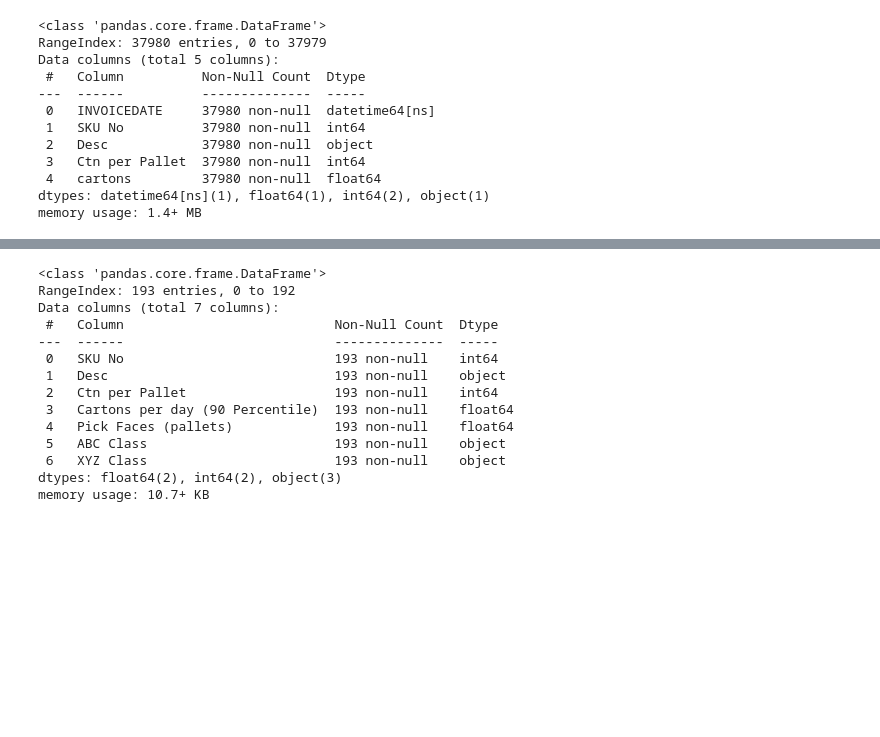
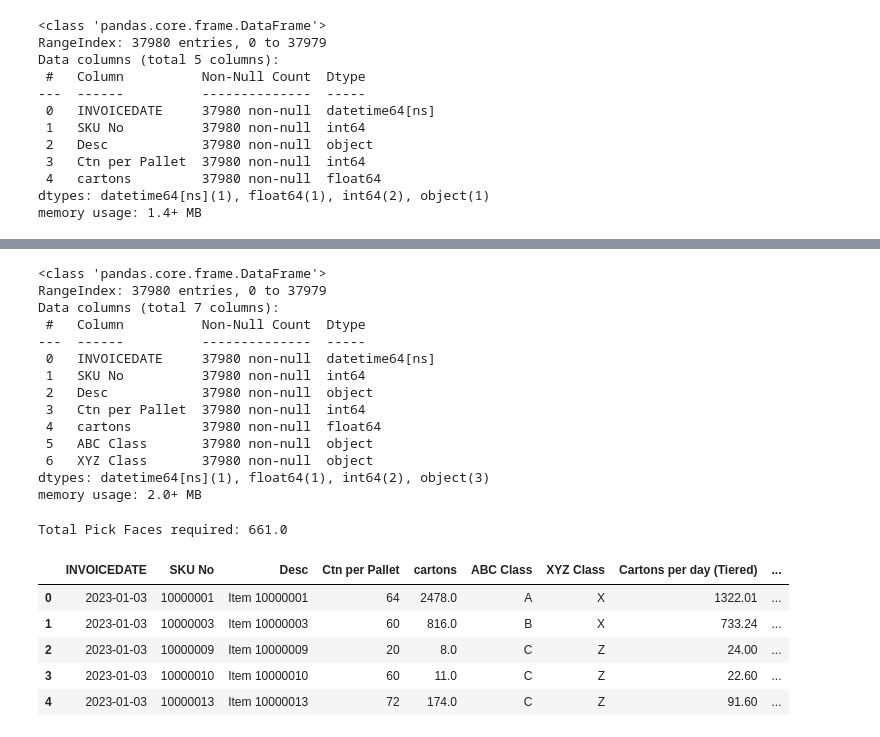
Before and after one commit to pychinnn/Pick-Faces-Rearrangement, a Jupyter notebook: Pick Faces Rearrangement.ipynb, the cells around one changed output, grey strips where cells are left out. Cells and saved outputs as stored; diff of their text form; code cells hidden in the pictures; blank space fills up the shorter version.

```diff
--- a/Pick Faces Rearrangement.ipynb
+++ b/Pick Faces Rearrangement.ipynb
@@ -530,20 +470,65 @@ ABCvsXYZ.head()
 # %%
-PickFace = DailyRequirement90.merge(ABCvsXYZ, on=['SKU No', 'Desc'], how='left')
-PickFace.reset_index(drop=True, inplace=True)
-PickFace = PickFace.drop(columns=['9_Box'])
-PickFace.info()
+DailyRequirement = DailyRequirement.merge(ABCvsXYZ, on=['SKU No', 'Desc'], how='left')
+DailyRequirement.reset_index(drop=True, inplace=True)
+DailyRequirement = DailyRequirement.drop(columns=['9_Box'])
+DailyRequirement.info()
 # %% [output]
 <class 'pandas.core.frame.DataFrame'>
-RangeIndex: 193 entries, 0 to 192
+RangeIndex: 37980 entries, 0 to 37979
 Data columns (total 7 columns):
- #   Column                           Non-Null Count  Dtype
----  ------                           --------------  -----
- 0   SKU No                           193 non-null    int64
- 1   Desc                             193 non-null    object
- 2   Ctn per Pallet                   193 non-null    int64
- 3   Cartons per day (90 Percentile)  193 non-null    float64
- 4   Pick Faces (pallets)             193 non-null    float64
- 5   ABC Class                        193 non-null    object
- 6   XYZ Class                        193 non-null    object
-dtypes: float64(2), int64(2), object(3)
-memory usage: 10.7+ KB
+ #   Column          Non-Null Count  Dtype
+---  ------          --------------  -----
+ 0   INVOICEDATE     37980 non-null  datetime64[ns]
+ 1   SKU No          37980 non-null  int64
+ 2   Desc            37980 non-null  object
+ 3   Ctn per Pallet  37980 non-null  int64
+ 4   cartons         37980 non-null  float64
+ 5   ABC Class       37980 non-null  object
+ 6   XYZ Class       37980 non-null  object
+dtypes: datetime64[ns](1), float64(1), int64(2), object(3)
+memory usage: 2.0+ MB
+# %%
+def get_tiered_quantile(group):
+    xyz = group['XYZ Class'].iloc[0]
+    if xyz == 'X':
+        q = 0.99
+    elif xyz == 'Y':
+        q = 0.9
+    else:
+        q = 0.9
+    return group['cartons'].quantile(q)
+
+DailyRequirementTiered = (DailyRequirement.groupby(['SKU No', 'Desc', 'Ctn per Pallet', 'ABC Class', 'XYZ Class'])['cartons']
+    .apply(lambda x: get_tiered_quantile(DailyRequirement[DailyRequirement.index.isin(x.index)]))
+    .reset_index(name='Cartons per day (Tiered)'))
+
+DailyRequirementTiered['Pallets per day at 90%'] = np.ceil(
+    DailyRequirementTiered['Cartons per day (Tiered)'] / DailyRequirementTiered['Ctn per Pallet']
+)
+
+def classify(x):
+    if 2 < x:
+        return 2
+    else:
+        return x
+DailyRequirementTiered['Pick Faces (pallets)'] = DailyRequirementTiered['Pallets per day at 90%'].apply(classify)
+
+DailyRequirementTiered['Pick Faces (pallets)'] = np.ceil(DailyRequirementTiered['Pallets per day at 90%'] / 2)
+
+total_pallets = DailyRequirementTiered['Pick Faces (pallets)'].sum()
+print(f"Total Pick Faces required: {total_pallets}")
+# %% [output]
+Total Pick Faces required: 661.0
+# %%
+DailyRequirementTiered['Cartons at Pick Faces'] = DailyRequirementTiered['Pick Faces (pallets)'] * 2 * DailyRequirementTiered['Ctn per Pallet']
+DailyRequirement = DailyRequirement.merge(DailyRequirementTiered, on=['SKU No', 'Desc', 'Ctn per Pallet', 'ABC Class', 'XYZ Class'], how='left')
+DailyRequirement['differences'] = DailyRequirement['Cartons at Pick Faces'] - DailyRequirement['cartons']
+DailyRequirement['shortfall'] = DailyRequirement['differences'].clip(upper=0)
+DailyRequirement.head()
+# %% [output]
+|  | INVOICEDATE | SKU No | Desc | Ctn per Pallet | cartons | ABC Class | XYZ Class | Cartons per day (Tiered) | ... |
+| 0 | 2023-01-03 | 10000001 | Item 10000001 | 64 | 2478.0 | A | X | 1322.01 | ... |
+| 1 | 2023-01-03 | 10000003 | Item 10000003 | 60 | 816.0 | B | X | 733.24 | ... |
+| 2 | 2023-01-03 | 10000009 | Item 10000009 | 20 | 8.0 | C | Z | 24.00 | ... |
+| 3 | 2023-01-03 | 10000010 | Item 10000010 | 60 | 11.0 | C | Z | 22.60 | ... |
+| 4 | 2023-01-03 | 10000013 | Item 10000013 | 72 | 174.0 | C | Z | 91.60 | ... |
```
Also changed, not shown: parts of 10 cells of this notebook, 1 other file.
